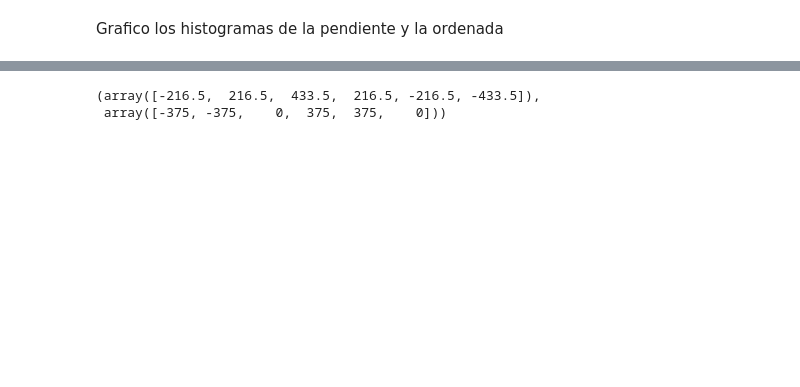
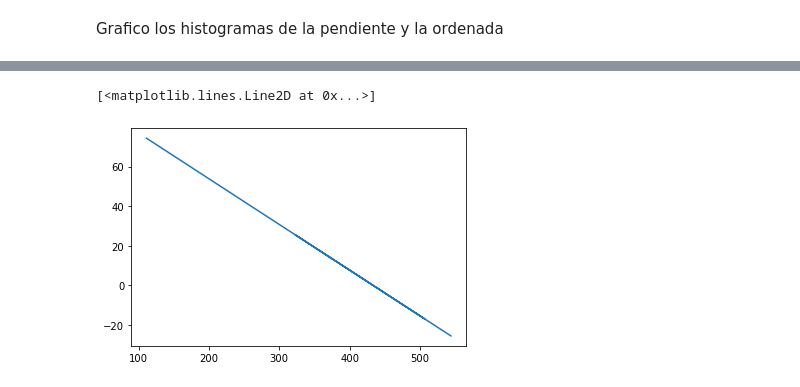
Before and after one commit to alexispacek/lab, a Jupyter notebook: Segundo ejercicio Lab 7.ipynb, the cells around one changed output, grey strips where cells are left out. Drawn from its saved outputs; the diff is of its cells as text; code cells hidden in the pictures; blank space fills up the shorter version.

```diff
--- a/Segundo ejercicio Lab 7.ipynb
+++ b/Segundo ejercicio Lab 7.ipynb
@@ -131,5 +140,5 @@ Text(0.5, 0, '$a_{2}$')
-# %%
-np.asarray(pointsx) - centro[0],np.asarray(pointsy) - centro[1]
-# %% [output]
-(array([-216.5,  216.5,  433.5,  216.5, -216.5, -433.5]),
- array([-375, -375,    0,  375,  375,    0]))
+# %%
+plt.plot(distancias,y)
+# %% [output]
+[<matplotlib.lines.Line2D at 0x...>]
+[figure, added]
```
Also changed, not shown: parts of 7 cells of this notebook, 1 other file.
